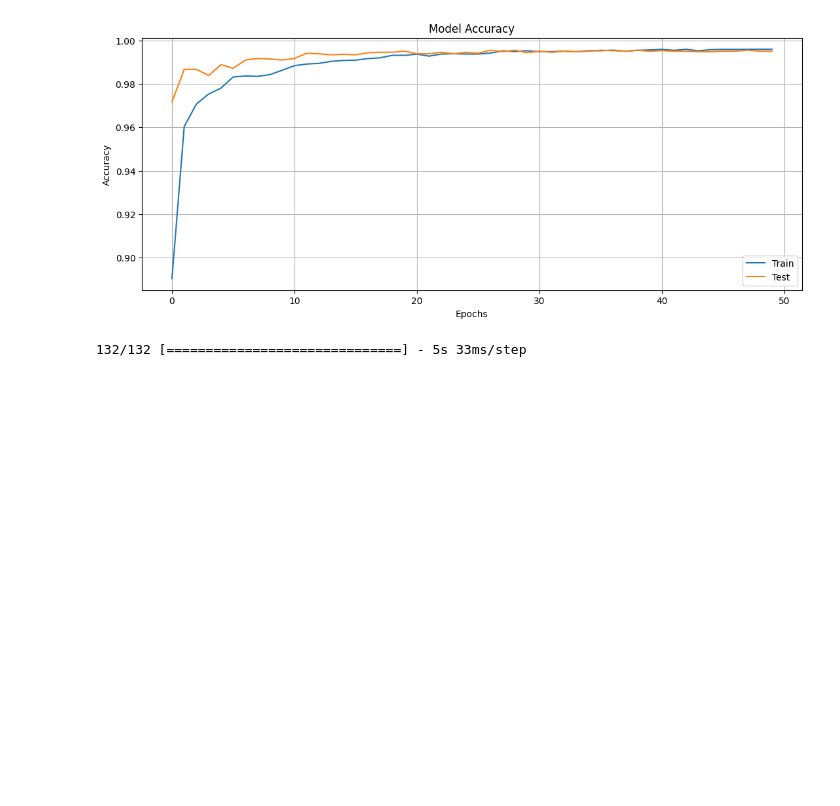
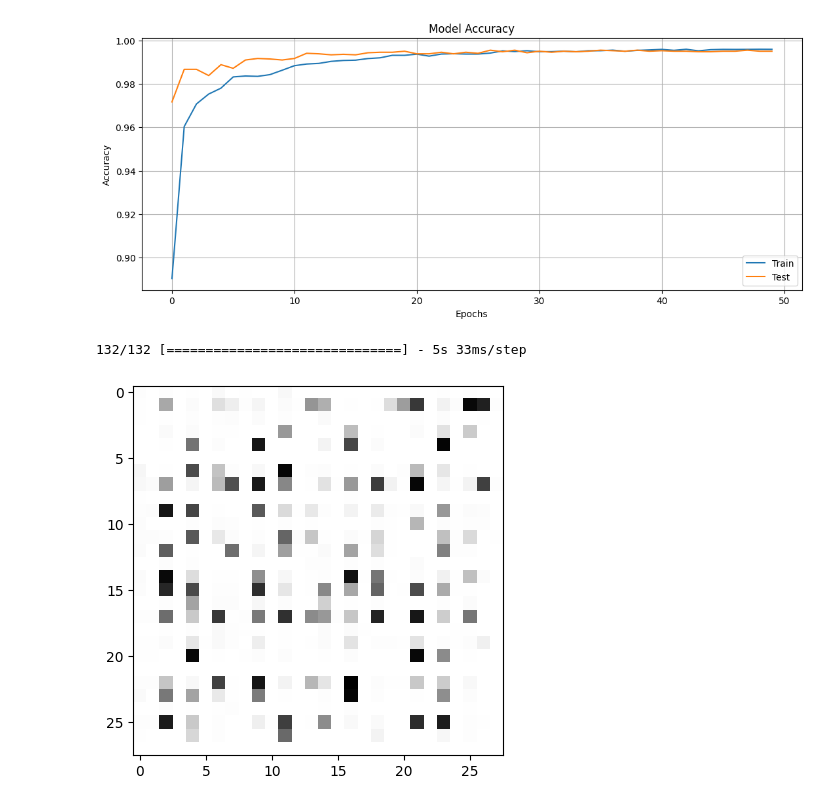
Before and after one commit to usmanmalik07/Adept-Internship, a Jupyter notebook: KerasCNN.ipynb, the cells around one changed output. Saved outputs shown, nothing was run; the diff lists cells and outputs as text; code cells hidden in the pictures; blank space fills up the shorter version.

```diff
--- a/KerasCNN.ipynb
+++ b/KerasCNN.ipynb
@@ -151,0 +154,10 @@ answer.to_csv('answer.csv',index=False)
+# %%
+image_path = '/content/img.jpg'
+img = cv2.imread(image_path, cv2.IMREAD_GRAYSCALE)
+img = cv2.resize(img, (28, 28))
+img = img.astype('float32') / 255
+img = img.reshape(1, 28, 28, 1)
+plt.imshow(img.reshape(28, 28), cmap='gray')
+plt.show()
+# %% [output]
+[figure, added]
```
Also changed, not shown: parts of 22 cells of this notebook.
